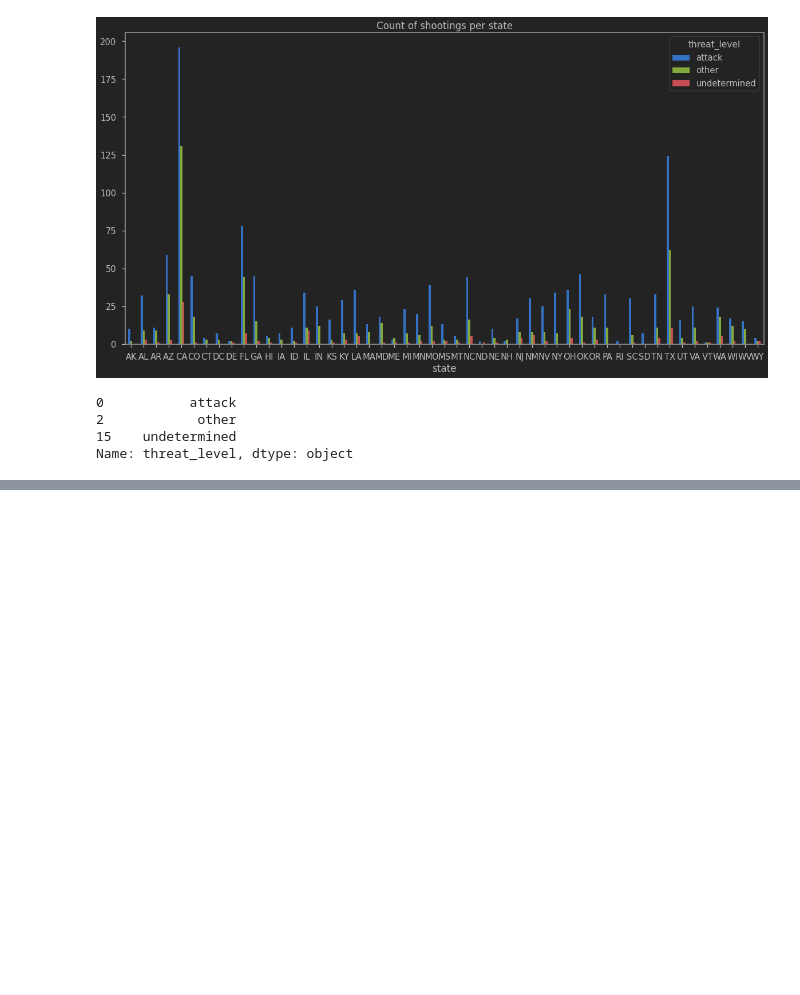
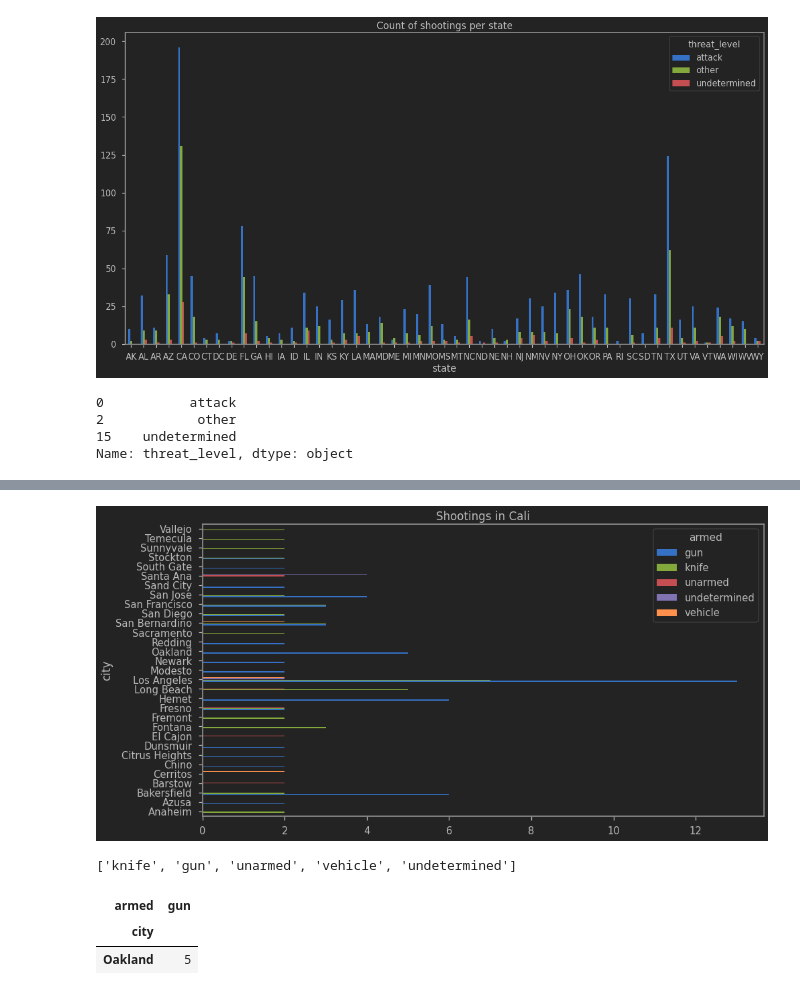
Before and after one commit to AJCorwin/Portfolio, a Jupyter notebook: Data_Viz/Fatal_Police_Shootings/Police_Shootings.ipynb, the cells around one changed output, grey strips where cells are left out. Drawn from its saved outputs; the diff is of its cells as text; code cells hidden in the pictures; blank space fills up the shorter version.

```diff
--- a/Data_Viz/Fatal_Police_Shootings/Police_Shootings.ipynb
+++ b/Data_Viz/Fatal_Police_Shootings/Police_Shootings.ipynb
@@ -96,0 +107,23 @@ fig = plt.gcf()
+# %%
+count_series = df.groupby(['city', 'state', 'armed']).size()
+summarydf = count_series.to_frame(name = 'count').reset_index()
+armed_cadf = summarydf.loc[(summarydf['state'] == 'CA')]
+# %%
+chart_title = 'Shootings in Cali'
+armed_cadf = armed_cadf.loc[armed_cadf['count'] >=2 ]
+#texasdf = summarydf.loc[(summarydf['state'] == 'TX') & (summarydf['city'].count() > 5)]
+ct = pd.crosstab(armed_cadf['city'], armed_cadf['armed'], values = armed_cadf['count'], aggfunc = 'sum')
+
+graph = ct.plot.barh(rot = 0, figsize = (15,8), title = chart_title)
+#graph.set_xticklabels(df['Names'], rotation=90, ha='right')
+#plt.xticks(rotation=90)
+
+
+fig = plt.gcf()
+fig.savefig('shootings in cali.png', dpi=100)
+# %% [output]
+[figure, added]
+# %%
+armed_cadf['armed'].drop_duplicates().to_list()
+# %% [output]
+['knife', 'gun', 'unarmed', 'vehicle', 'undetermined']
@@ -96,0 +138,6 @@ fig = plt.gcf()
+# %%
+ct
+# %% [output]
+| armed | gun |
+| city |  |
+| Oakland | 5 |
```
Also changed, not shown: parts of 12 cells of this notebook, 3 other files.
